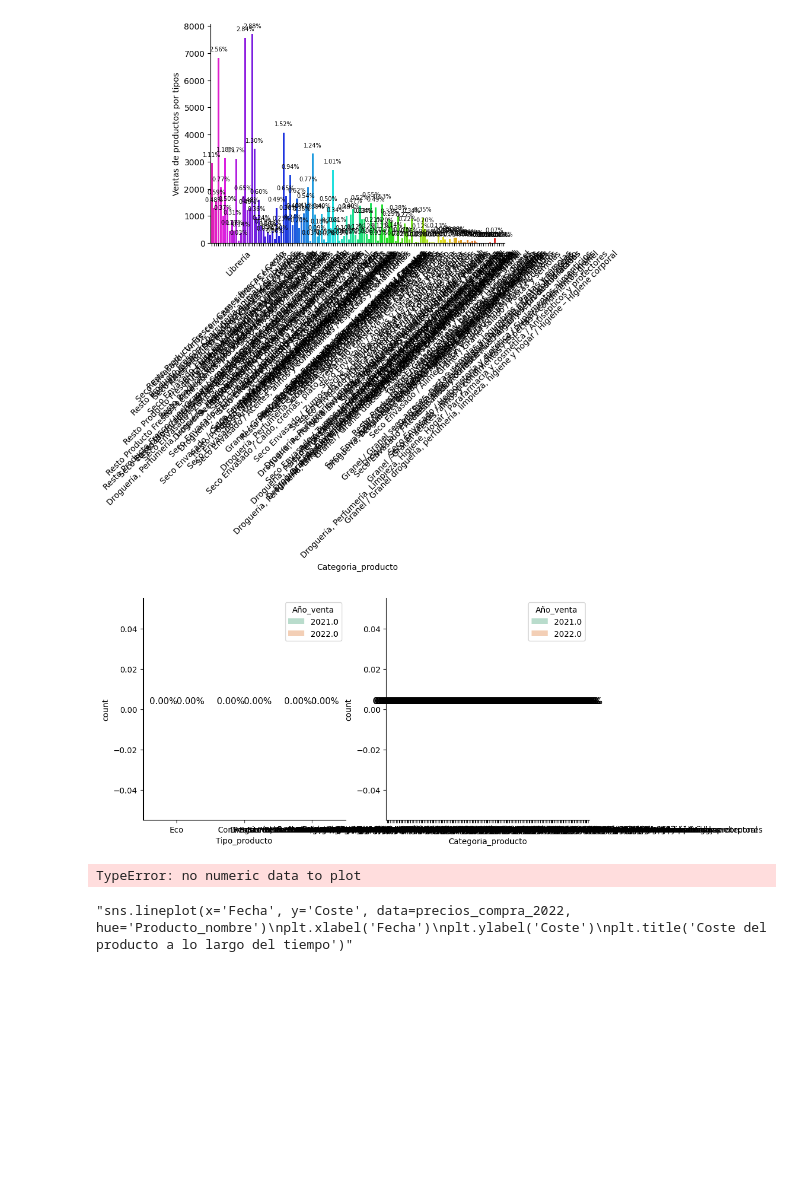
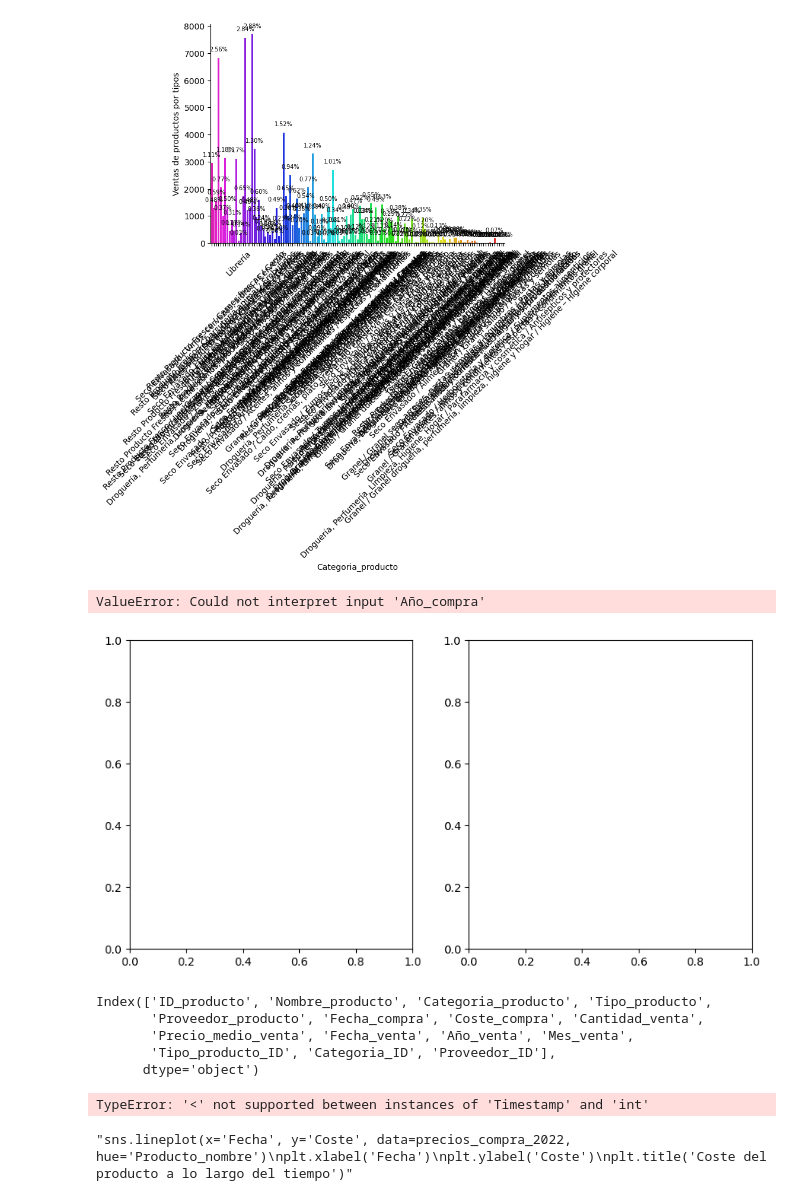
Before and after one commit to Factoria-F5-AI-Bootcamp-1-Edicion/osa_analysis, a Jupyter notebook: EDA_Compras&Ventas_LaOsa.ipynb, the cells around one changed output. Drawn from its saved outputs; the diff is of its cells as text; code cells hidden in the pictures; blank space fills up the shorter version.

```diff
--- a/EDA_Compras&Ventas_LaOsa.ipynb
+++ b/EDA_Compras&Ventas_LaOsa.ipynb
@@ -739,0 +745,15 @@ dtype: object
+# %%
+# Definimos una función para generar los códigos numéricos automáticamente
+def generar_ID_categoria(categoria):
+    if categoria not in generar_ID_categoria.codigos:
+        generar_ID_categoria.codigos[categoria] = len(generar_ID_categoria.codigos) + 1
+    return generar_ID_categoria.codigos[categoria]
+
+# Creamos un diccionario vacío para almacenar los códigos
+generar_ID_categoria.codigos = {}
+
+# Creamos una nueva columna "Categoria_ID" en el dataframe
+df["Categoria_ID"] = df["Categoria_producto"].apply(generar_ID_categoria)
+
+# Imprimimos el resultado
+df.info()
@@ -739,0 +795,16 @@ dtype: object
+# %%
+# Definimos una función para generar los códigos numéricos automáticamente
+def generar_ID_proveedor(categoria):
+    if categoria not in generar_ID_proveedor.codigos:
+        generar_ID_proveedor.codigos[categoria] = len(generar_ID_proveedor.codigos) + 1
+    return generar_ID_proveedor.codigos[categoria]
+
+# Creamos un diccionario vacío para almacenar los códigos
+generar_ID_proveedor.codigos = {}
+
+# Creamos una nueva columna "Proveedor_ID" en el dataframe
+df["Proveedor_ID"] = df["Proveedor_producto"].apply(generar_ID_proveedor)
+
+
+# Imprimimos el resultado
+df.info()
@@ -769,3 +867,0 @@ sns.histplot(np.log1p(df['Coste_compra']), kde=True)
-# %%
-for i in df.columns:
-    print('{} --------------------------> {}'.format(i, df[i].nunique()))
@@ -785,3 +867,0 @@ Mes_venta --------------------------> 12
-# %%
-If df[colimna ]==valorvuejo:
-    df[colimna ]=valornuevo
@@ -835,23 +938,32 @@ plt.show()
 # %%
 coveriables=["Tipo_producto","Categoria_producto"]
 fig,axes=plt.subplots(nrows=1,ncols=2,figsize=(10,5))
 for i,item in enumerate(coveriables):
     plt.subplot(1,2,(i+1))
-    ax = sns.countplot(x=item,hue="Año_venta",data=df,palette="Pastel2")
+    ax = sns.countplot(x=item,hue="Año_compra",data=df,palette="Pastel2")
     plt.xlabel(str(item))
     #plt.title("stroke by "+str(item))
     i=i+1
     annot_plot(ax)
 plt.show()
 # %% [output]
+ValueError: Could not interpret input 'Año_compra'
-[figure, old version]
+[figure, new version]
+# %%
+df.columns
+# %% [output]
+Index(['ID_producto', 'Nombre_producto', 'Categoria_producto', 'Tipo_producto',
+       'Proveedor_producto', 'Fecha_compra', 'Coste_compra', 'Cantidad_venta',
+       'Precio_medio_venta', 'Fecha_venta', 'Año_venta', 'Mes_venta',
+       'Tipo_producto_ID', 'Categoria_ID', 'Proveedor_ID'],
+      dtype='object')
 # %%
-product_type_sales_per_month = df.groupby(['Fecha_venta', 'Tipo_producto']).aggregate({'Cantidad_venta': 'sum'}).unstack().resample('1M').sum()
+product_type_sales_per_month = df.groupby(['Fecha_venta', 'Nombre_producto']).aggregate({'Cantidad_venta': 'sum'}).unstack().resample('1M').sum()
 product_type_sales_per_month.plot(figsize=(21,5))
 plt.legend(bbox_to_anchor=(1, -.2), ncol=6)
 plt.title("product_type_sales_per_month")
 # %% [output]
-TypeError: no numeric data to plot
+TypeError: '<' not supported between instances of 'Timestamp' and 'int'
 # %%
 # Utilizando seaborn
 '''sns.lineplot(x='Fecha', y='Coste', data=precios_compra_2022, hue='Producto_nombre')
```
Also changed, not shown: parts of 147 cells of this notebook, 2 other files.
